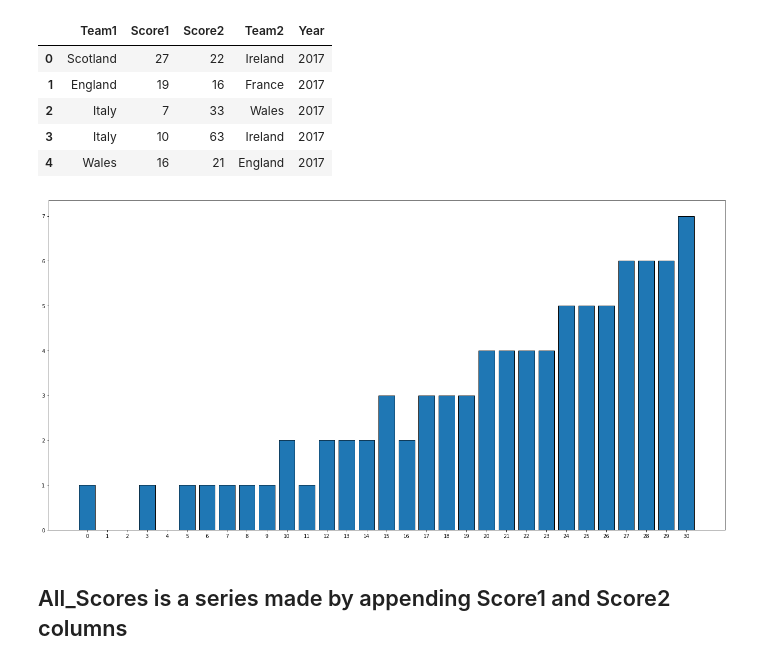
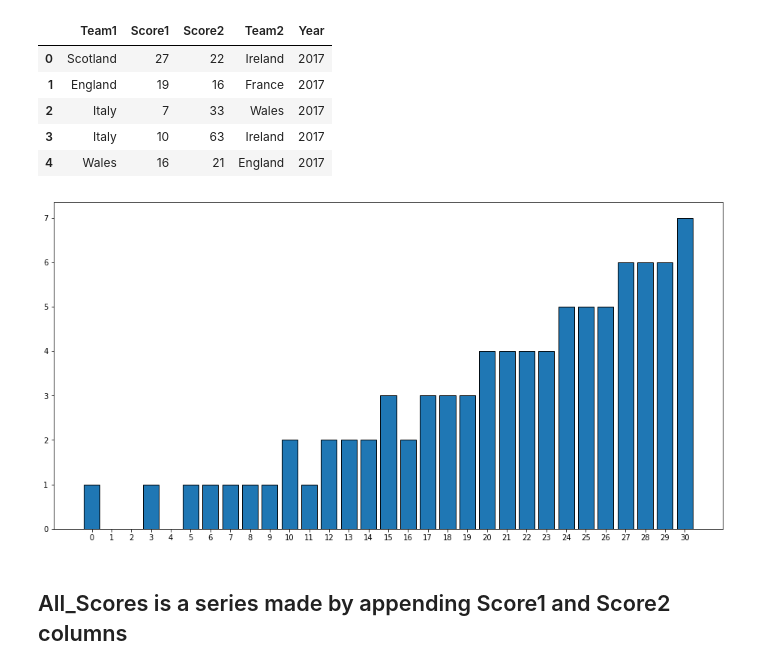
Before and after one commit to BenMcMurtry/RugbyExperiment, a Jupyter notebook: RugbyExperiment.ipynb, the cells around one changed output. Cells and saved outputs as stored; diff of their text form; code cells hidden in the pictures.

```diff
--- a/RugbyExperiment.ipynb
+++ b/RugbyExperiment.ipynb
@@ -22,32 +22,32 @@ rugby.head(5)
 # %%
 # Number of ways to reach score n.
 
 # table[i] will store count of solutions for value i.
 table = [0 for i in range(n+1)]
 
 # Base case (If given value is 0)
 table[0] = 1
 
 n = 30
 
 # One by one consider given 3 moves and update the
 # table[] values after the index greater than or equal
 # to the value of the picked move.
 for i in range(3, n+1):
     table[i] += table[i-3]
 for i in range(5, n+1):
     table[i] += table[i-5]
 for i in range(7, n+1):
     table[i] += table[i-7]
 
 
 d={i:x for i,x in enumerate(table)}
-score_countplot = plt.figure(figsize=(24,12))
+score_possibilities = plt.figure(figsize=(16,8))
 plt.bar(range(len(d)), list(d.values()), align='center')
 plt.xticks(range(len(d)), list(d.keys()))
 plt.show()
 # %% [output]
-[figure, old version]
+[figure, new version]
 # %% [markdown]
 ## All_Scores is a series made by appending Score1 and Score2 columns
 # %%
```
Also changed, not shown: parts of 1 cell of this notebook.
